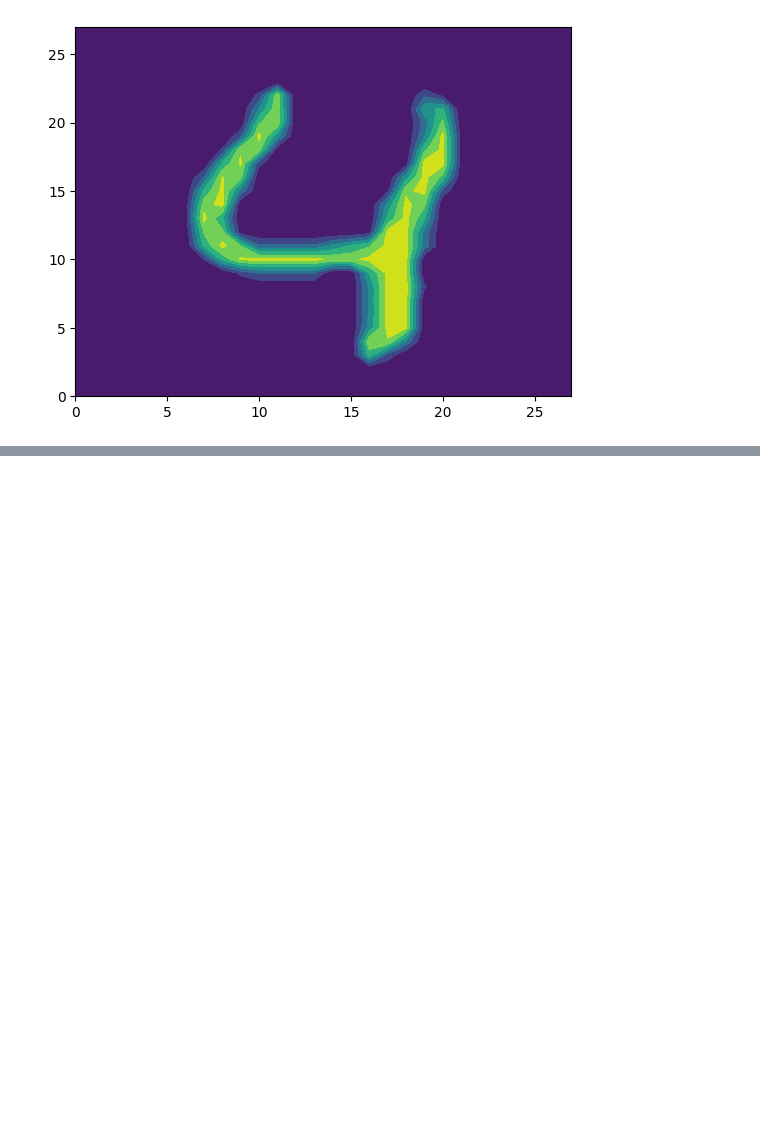
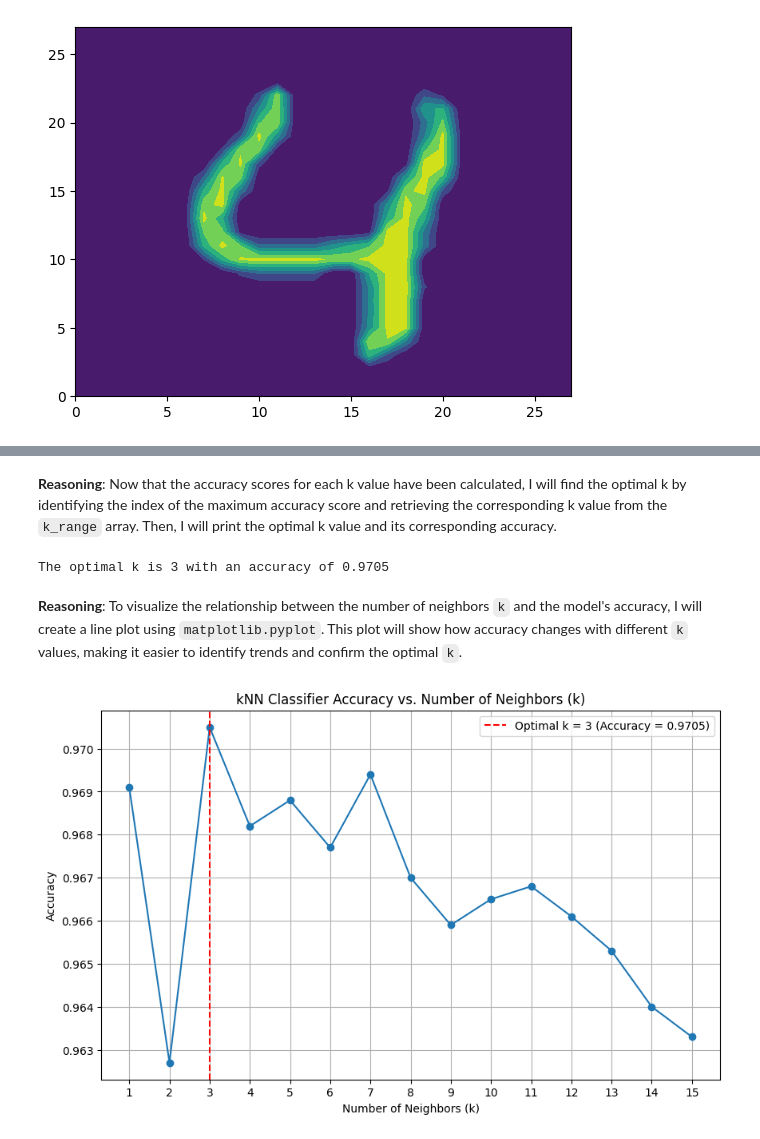
Before and after one commit to michaelhunter12/KNN, a Jupyter notebook: lab/lab.ipynb, the cells around one changed output, grey strips where cells are left out. Drawn from its saved outputs; the diff is of its cells as text; code cells hidden in the pictures; blank space fills up the shorter version.

```diff
--- a/lab/lab.ipynb
+++ b/lab/lab.ipynb
@@ -145,0 +194,4 @@ for i in range(5):
+# %%
+import numpy as np
+k_range = np.arange(1, 16)
+print(f"Defined k_range: {k_range}")
@@ -145,0 +203,3 @@ for i in range(5):
+# %%
+accuracy_scores = []
+print("Initialized accuracy_scores list.")
@@ -145,0 +211,8 @@ for i in range(5):
+# %%
+for k in k_range:
+    knn = KNeighborsClassifier(n_neighbors=k)
+    knn.fit(X_train_reshaped, y_train)
+    accuracy = knn.score(X_test_reshaped, y_test)
+    accuracy_scores.append(accuracy)
+    print(f"k = {k}, Accuracy = {accuracy:.4f}")
+print("Accuracy scores calculated for all k values.")
@@ -145,0 +236,29 @@ for i in range(5):
+# %% [markdown]
+**Reasoning**:
+Now that the accuracy scores for each k value have been calculated, I will find the optimal k by identifying the index of the maximum accuracy score and retrieving the corresponding k value from the `k_range` array. Then, I will print the optimal k value and its corresponding accuracy.
+# %%
+optimal_k_index = np.argmax(accuracy_scores)
+optimal_k = k_range[optimal_k_index]
+optimal_accuracy = accuracy_scores[optimal_k_index]
+
+print(f"The optimal k is {optimal_k} with an accuracy of {optimal_accuracy:.4f}")
+# %% [output]
+The optimal k is 3 with an accuracy of 0.9705
+# %% [markdown]
+**Reasoning**:
+To visualize the relationship between the number of neighbors `k` and the model's accuracy, I will create a line plot using `matplotlib.pyplot`. This plot will show how accuracy changes with different `k` values, making it easier to identify trends and confirm the optimal `k`.
+# %%
+import matplotlib.pyplot as plt
+
+plt.figure(figsize=(10, 6))
+plt.plot(k_range, accuracy_scores, marker='o')
+plt.title('kNN Classifier Accuracy vs. Number of Neighbors (k)')
+plt.xlabel('Number of Neighbors (k)')
+plt.ylabel('Accuracy')
+plt.xticks(k_range)
+plt.grid(True)
+plt.axvline(x=optimal_k, color='r', linestyle='--', label=f'Optimal k = {optimal_k} (Accuracy = {optimal_accuracy:.4f})')
+plt.legend()
+plt.show()
+# %% [output]
+[figure, added]
```
Also changed, not shown: parts of 18 cells of this notebook.
